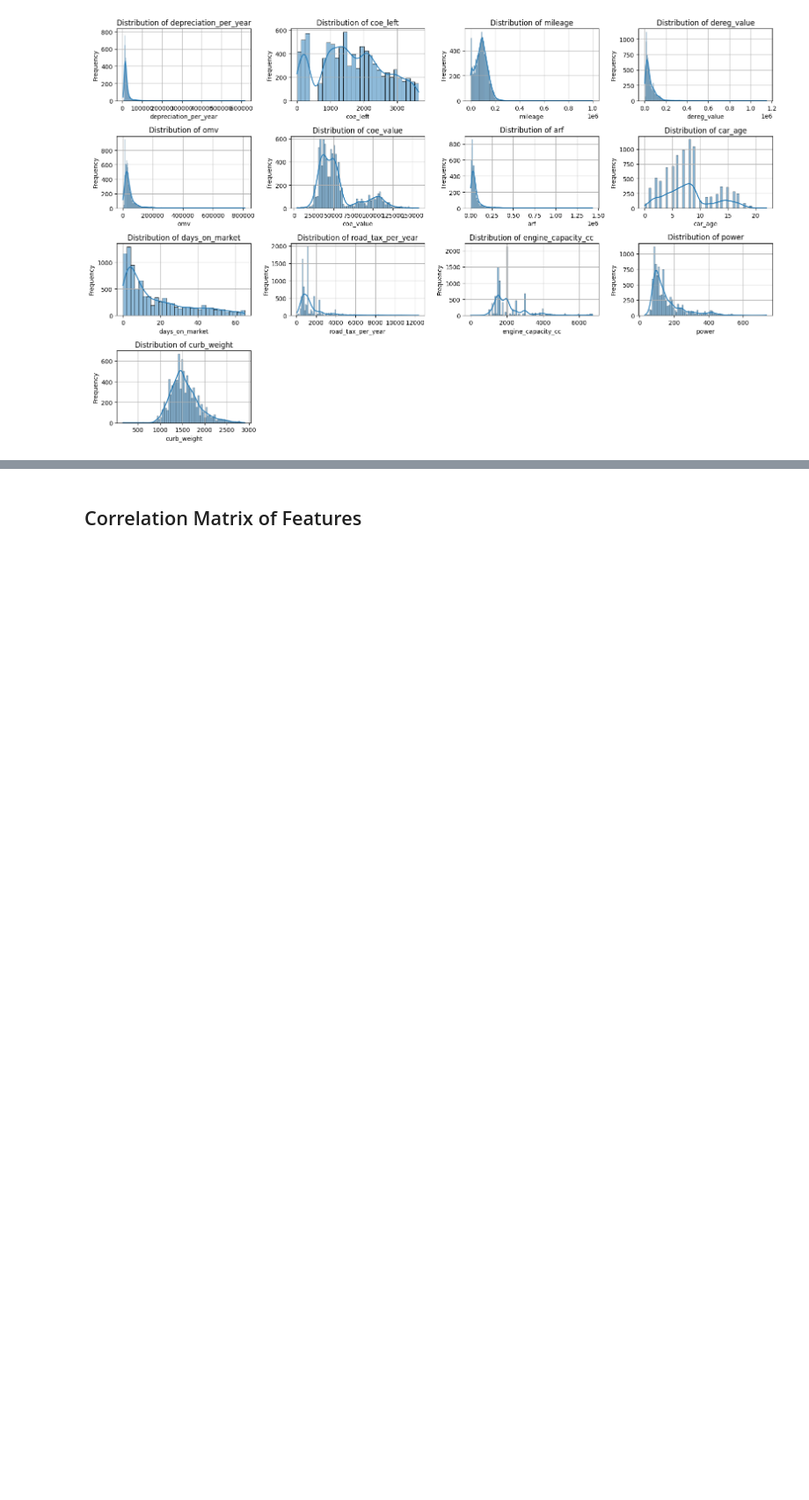
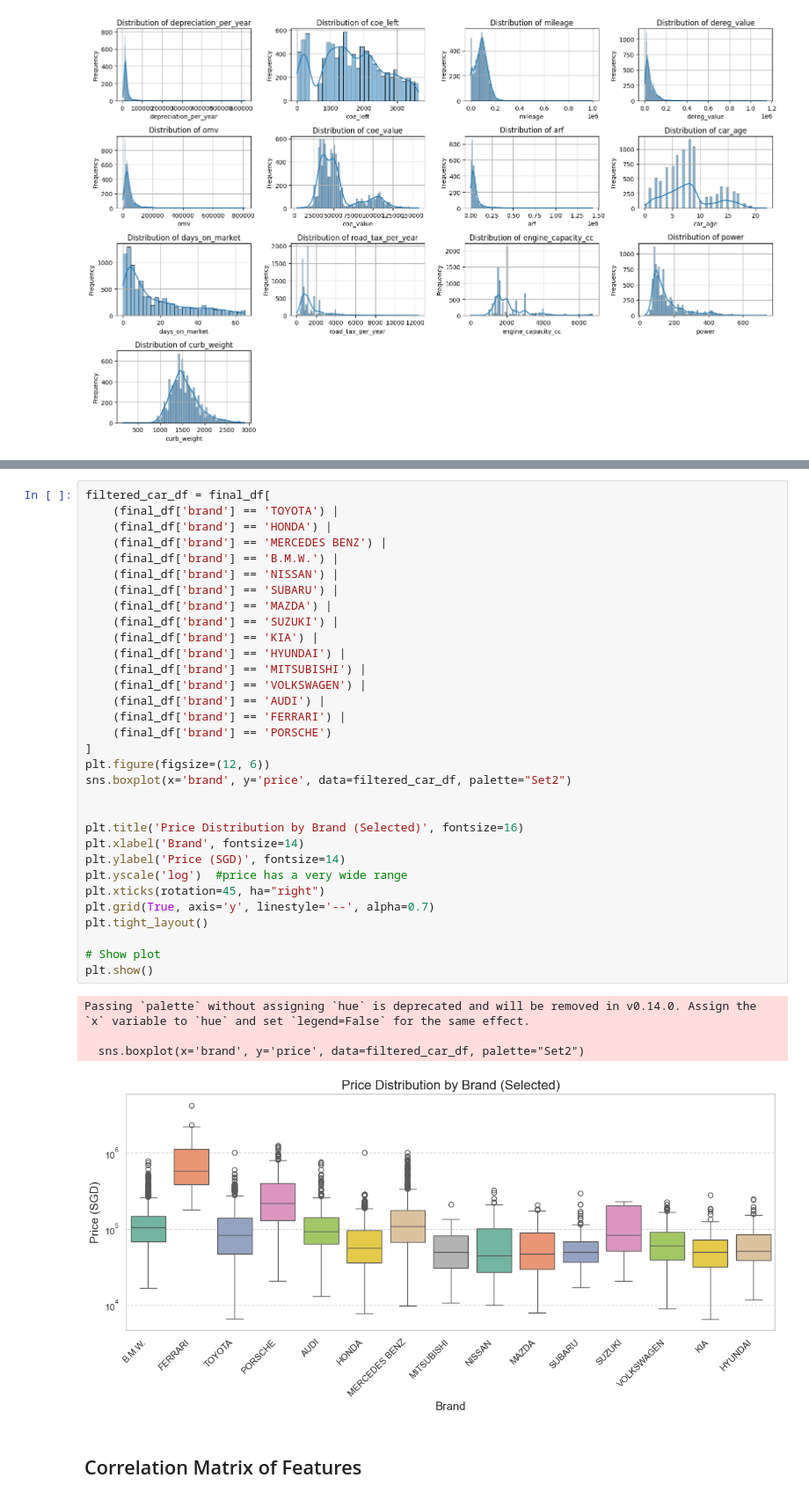
Before and after one commit to joelleng/IS3107_GP20, a Jupyter notebook: DataCleaning_FeatEngineering_EDA.ipynb, the cells around one changed output, grey strips where cells are left out. Shown at 88% size. Cells and saved outputs as stored; diff of their text form; blank space fills up the shorter version.

```diff
--- a/DataCleaning_FeatEngineering_EDA.ipynb
+++ b/DataCleaning_FeatEngineering_EDA.ipynb
@@ -344,3 +382,40 @@ plt.show()
+# %%
+filtered_car_df = final_df[
+    (final_df['brand'] == 'TOYOTA') |
+    (final_df['brand'] == 'HONDA') |
+    (final_df['brand'] == 'MERCEDES BENZ') |
+    (final_df['brand'] == 'B.M.W.') |
+    (final_df['brand'] == 'NISSAN') |
+    (final_df['brand'] == 'SUBARU') |
+    (final_df['brand'] == 'MAZDA') |
+    (final_df['brand'] == 'SUZUKI') |
+    (final_df['brand'] == 'KIA') |
+    (final_df['brand'] == 'HYUNDAI') |
+    (final_df['brand'] == 'MITSUBISHI') |
+    (final_df['brand'] == 'VOLKSWAGEN') |
+    (final_df['brand'] == 'AUDI') |
+    (final_df['brand'] == 'FERRARI') |
+    (final_df['brand'] == 'PORSCHE')
+]
+plt.figure(figsize=(12, 6))
+sns.boxplot(x='brand', y='price', data=filtered_car_df, palette="Set2")
+
+
+plt.title('Price Distribution by Brand (Selected)', fontsize=16)
+plt.xlabel('Brand', fontsize=14)
+plt.ylabel('Price (SGD)', fontsize=14)
+plt.yscale('log')  #price has a very wide range
+plt.xticks(rotation=45, ha="right")
+plt.grid(True, axis='y', linestyle='--', alpha=0.7)
+plt.tight_layout()
+
+# Show plot
+plt.show()
+# %% [output]
+Passing `palette` without assigning `hue` is deprecated and will be removed in v0.14.0. Assign the `x` variable to `hue` and set `legend=False` for the same effect.
+
+  sns.boxplot(x='brand', y='price', data=filtered_car_df, palette="Set2")
+[figure, added]
 # %% [markdown]
 ## Correlation Matrix of Features
 # %%
```
Also changed, not shown: parts of 5 cells of this notebook.
